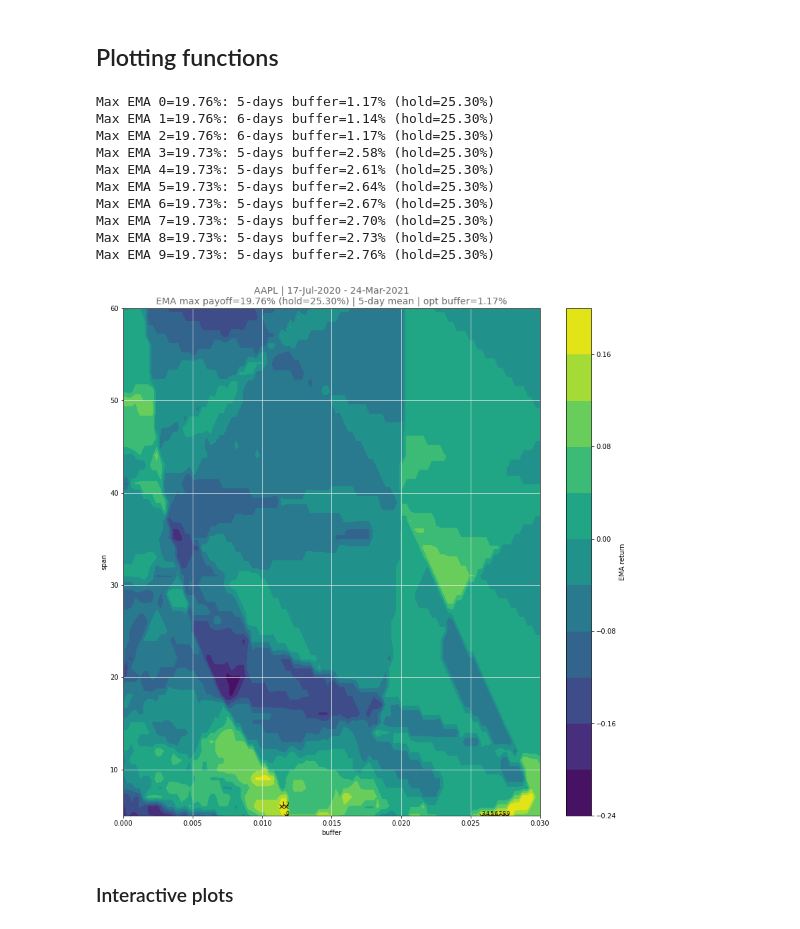
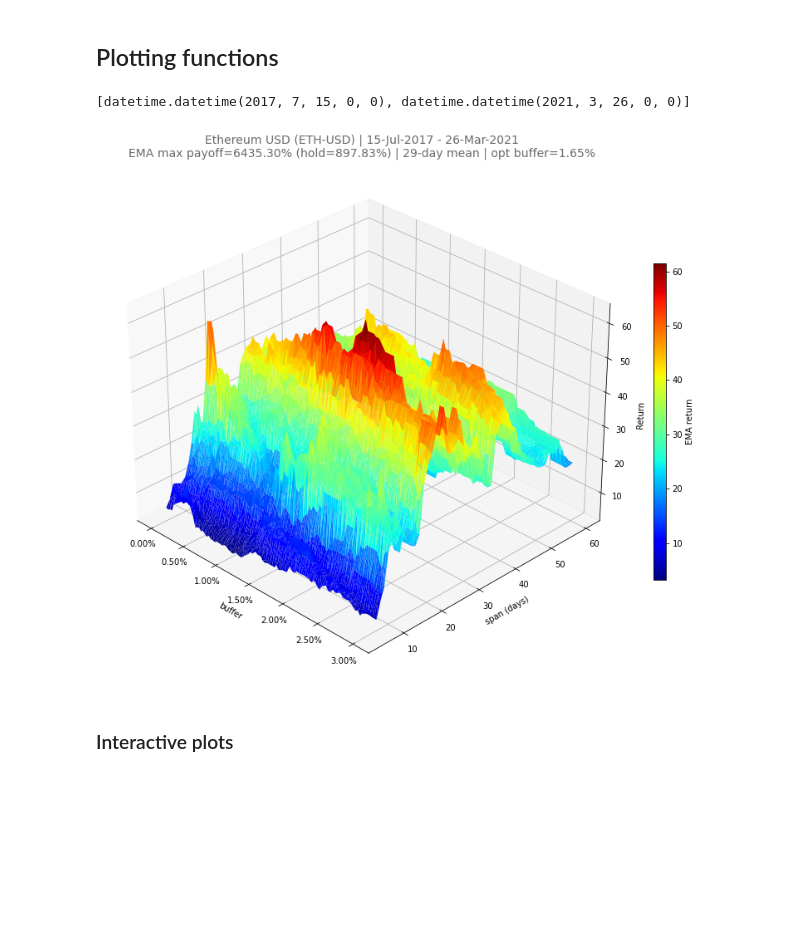
Before and after one commit to Ursuline/asset_management, a Jupyter notebook: moving_avg.ipynb, the cells around one changed output. Cells and saved outputs as stored; diff of their text form; code cells hidden in the pictures; blank space fills up the shorter version.

Commit message:
added perspective change functionality to 3D plot

```diff
--- a/moving_avg.ipynb
+++ b/moving_avg.ipynb
@@ -42,11 +41,12 @@ print(END_DATE)
 ### Data download
 # %%
 try:
-    raw = tra.load_security(dirname = dft.DATA_DIR,
-                            ticker  = TICKER,
-                            refresh = REFRESH,
-                            period  = dft.DEFAULT_PERIOD,
-                            )
+    raw, ticker_name = tra.load_security(dirname = dft.DATA_DIR,
+                                        ticker  = TICKER,
+                                        refresh = REFRESH,
+                                        period  = dft.DEFAULT_PERIOD,
+                                        )
+    print (raw)
 except IndexError:
         print(f'Could not load {TICKER}')
 except:
@@ -114,22 +129,23 @@ if plot:
                       date_range = [datetime.strptime(START_DATE, '%Y-%m-%d'),
                                     datetime.strptime(END_DATE, '%Y-%m-%d')],
                      )
+# %%
+date_range = tra.get_datetime_date_range(security, START_DATE, END_DATE)
+print(date_range)
+#tra.read_ema_map(TICKER, date_range)
+#ATO.PA_2017-07-15_2021-03-25_ema_map
+# %% [output]
+[datetime.datetime(2017, 7, 15, 0, 0), datetime.datetime(2021, 3, 26, 0, 0)]
 # %%
 # Driver for plot_buffer_span_contours
-plot = True
+plot = False
 if plot:
     date_range = tra.get_datetime_date_range(security, START_DATE, END_DATE)
-    spans, buffers, emas, hold = tra.build_ema_map(TICKER, security, date_range)
-    trp.plot_buffer_span_contours(TICKER, date_range, spans, buffers, emas, hold)
+
+    print(tra.get_ema_map_filename(TICKER, date_range))
+    if os.path.exists(tra.get_ema_map_filename(TICKER, date_range)):
+        spans, buffers, emas, hold  = tra.read_ema_map(TICKER, date_range,)
+    else: # If not saved, compute it
+        spans, buffers, emas, hold = tra.build_ema_map(TICKER, security, date_range,)
+    trp.plot_buffer_span_contours(TICKER, ticker_name, date_range, spans, buffers, emas, hold)
+#ETH-USD_2017-07-15_2021-03-26_ema_map.csv
-# %% [output]
-Max EMA 0=19.76%: 5-days buffer=1.17% (hold=25.30%)
-Max EMA 1=19.76%: 6-days buffer=1.14% (hold=25.30%)
-Max EMA 2=19.76%: 6-days buffer=1.17% (hold=25.30%)
-Max EMA 3=19.73%: 5-days buffer=2.58% (hold=25.30%)
-Max EMA 4=19.73%: 5-days buffer=2.61% (hold=25.30%)
-Max EMA 5=19.73%: 5-days buffer=2.64% (hold=25.30%)
-Max EMA 6=19.73%: 5-days buffer=2.67% (hold=25.30%)
-Max EMA 7=19.73%: 5-days buffer=2.70% (hold=25.30%)
-Max EMA 8=19.73%: 5-days buffer=2.73% (hold=25.30%)
-Max EMA 9=19.73%: 5-days buffer=2.76% (hold=25.30%)
-[figure, removed]
@@ -143,3 +152,18 @@ x = pd.DataFrame(x, columns=['span', 'buffer', 'ema'])
+# %%
+# Driver for plot_buffer_span_3D
+plot = True
+if plot:
+    date_range = tra.get_datetime_date_range(security, START_DATE, END_DATE)
+    if os.path.exists(tra.get_ema_map_filename(TICKER, date_range)):
+        spans, buffers, emas, hold  = tra.read_ema_map(TICKER, date_range,)
+    else: # If not saved, compute it
+        spans, buffers, emas, hold = tra.build_ema_map(TICKER, security, date_range,)
+
+    trp.plot_buffer_span_3D(TICKER, ticker_name, date_range,
+                            spans, buffers, emas, hold,
+                            elev=dft.PERSPECTIVE[0], azim=dft.PERSPECTIVE[1], rdist=dft.PERSPECTIVE2)
+# %% [output]
+[figure, added]
 # %% [markdown]
 ### Interactive plots
 # %% [markdown]
```
Also changed, not shown: parts of 18 cells of this notebook, 1 other file.
